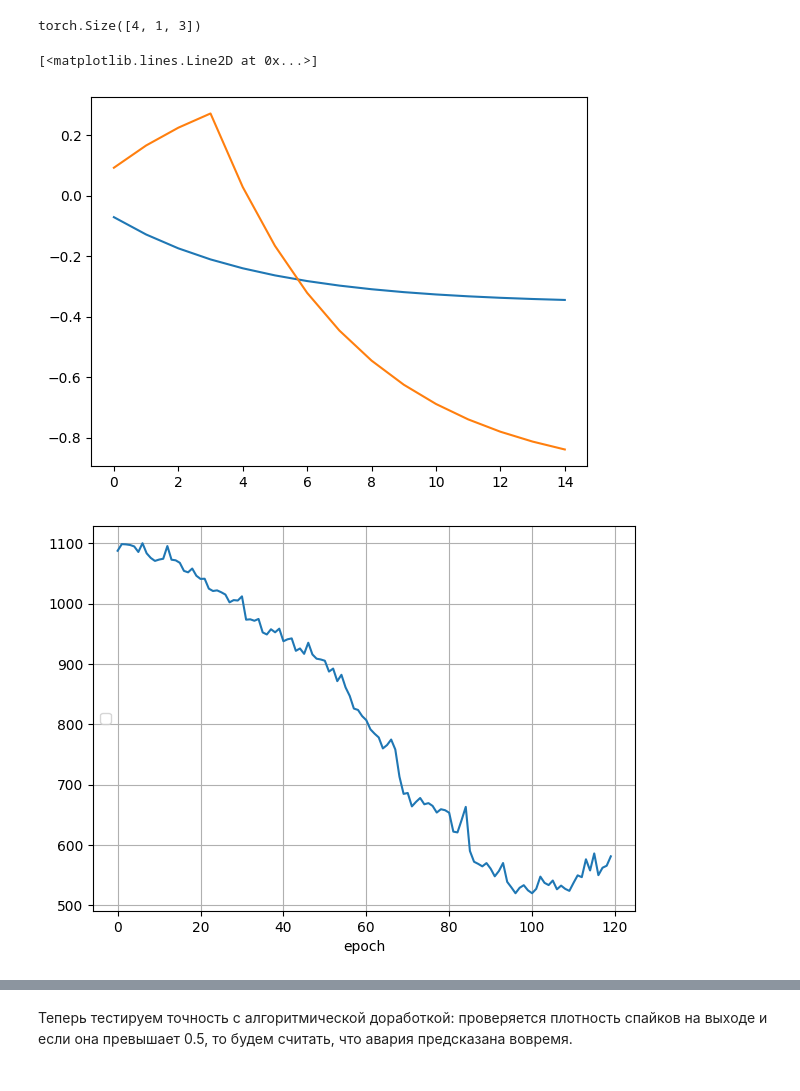
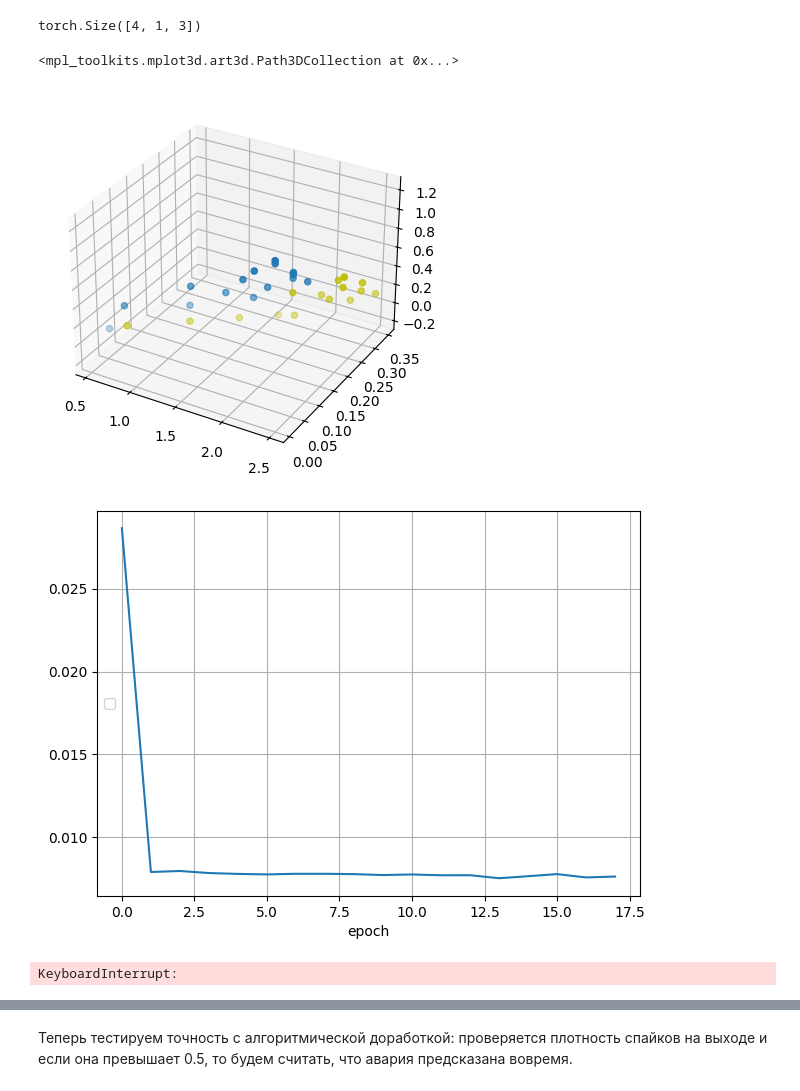
Before and after one commit to mattykurlzz/snn_crash_recognition, a Jupyter notebook: snn.ipynb, the cells around one changed output, grey strips where cells are left out. Saved outputs shown, nothing was run; the diff lists cells and outputs as text; code cells hidden in the pictures.

```diff
--- a/snn.ipynb
+++ b/snn.ipynb
@@ -60,7 +52,7 @@ class SnnNet(nn.Module):
         super(SnnNet, self).__init__()
 
         self.Lin1 = nn.Linear(3, 3)
-        self.Leaky1 = snn.Leaky(beta=beta, init_hidden=False, spike_grad=spike_grad)
+        self.Leaky1 = snn.Leaky(beta=beta, init_hidden=False, spike_grad=spike_grad, learn_beta=True)
 
         self.Lin2 = nn.Linear(3, 3)
         self.Leaky2 = snn.Leaky(beta=beta, init_hidden=False, spike_grad=spike_grad)
@@ -68,8 +60,8 @@ class SnnNet(nn.Module):
         self.Lin3 = nn.Linear(3, 3)
         self.Leaky3 = snn.Leaky(beta=beta, init_hidden=False, spike_grad=spike_grad)
 
-        self.Lin4 = nn.Linear(3, 1)
-        self.Leaky4 = snn.Leaky(beta=beta, init_hidden=False, spike_grad=spike_grad, output=True)
+        self.Lin4 = nn.Linear(3, 3)
+        self.Leaky4 = snn.Leaky(beta=beta, init_hidden=False, spike_grad=spike_grad, output=True, reset_mechanism='none', learn_beta=True)
 
         self.spikeLayers = [self.Lin1, self.Leaky1, self.Lin2, self.Leaky2, self.Lin3, self.Leaky3]
 
@@ -81,14 +73,13 @@ class SnnNet(nn.Module):
         mem4 = self.Leaky4.reset_mem()
 
         self.spike_mem = []
-        self.mem1_mem = []
+        self.membrane_mem = []
 
         # print(x.shape)
         for state in range(x.shape[0]):
             out = self.Lin1(x[state])
             out, mem1 = self.Leaky1(out, mem1)
             # out, mem1 = self.Leaky1(x[state], mem1)
-            self.mem1_mem += mem1
 
             # out = self.Lin2(out)
             # out, mem2 = self.Leaky2(out, mem2)
@@ -99,28 +90,33 @@ class SnnNet(nn.Module):
             out = self.Lin4(out)
             out, mem4 = self.Leaky4(out, mem4)
 
+            self.membrane_mem += mem4
             self.spike_mem += out
-        self.mem1_mem = torch.stack(self.mem1_mem)
+
+        self.membrane_mem = torch.stack(self.membrane_mem)
         self.spike_mem = torch.stack(self.spike_mem)
-        return self.spike_mem
+        # return self.spike_mem
+        return self.membrane_mem
 # %%
 net = SnnNet()
 # %%
-fig, ax = plt.subplots()
+fig = plt.figure()
+ax = fig.add_subplot(projection='3d')
 
 tens = torch.ones(15, 1, 3)
 net(tens)
-ax.plot(net.mem1_mem.detach().numpy()[:, 0])
+ax.scatter(net.membrane_mem.detach().numpy()[:, 0], net.membrane_mem.detach().numpy()[:, 1], net.membrane_mem.detach().numpy()[:, 2])
+# ax.plot(tens.detach().numpy()[:,0, 0], tens.detach().numpy()[:,0, 1], tens.detach().numpy()[:,0, 2])
 
 tens = torch.zeros(15, 1, 3)
 for i in range(4):
     tens[i][0][0] = 0.5
 # print(tens)
 net(tens)
-ax.plot(net.mem1_mem.detach().numpy()[:, 0])
+ax.scatter(net.membrane_mem.detach().numpy()[:, 0], net.membrane_mem.detach().numpy()[:, 1], net.membrane_mem.detach().numpy()[:, 2], c='y')
 # %% [output]
-[<matplotlib.lines.Line2D at 0x...>]
+<mpl_toolkits.mplot3d.art3d.Path3DCollection at 0x...>
-[figure, old version]
+[figure, new version]
 # %%
 from IPython.display import clear_output
 %matplotlib inline
@@ -157,26 +153,22 @@ for epoch in range(num_epoch):
     train_iter = iter(train_net)
     ep_loss = 0
     for i, data in enumerate(train_iter):
-        target = torch.tensor([1 if data.crashes_flag else 0], dtype=torch.float32)
-        loss = torch.zeros(1, dtype=torch.float32, device='cpu')
+        target = data.position_sequence[-1][0]
+        loss = torch.zeros(3, dtype=torch.float32, device='cpu')
 
-        spike = net(data.position_sequence)
-        # print(len(spike))
-        for step in spike[2:]: # loop over time
-            # spike_recording.append(spike.item()) # record spikes in list
-            loss += criterion(step, target)
-            # loss_val += loss.item()
-        # print(target.item(), torch.tensor(spike).mean().item(), loss.item())
-        optimizer.zero_grad()
-        loss.backward()
-        optimizer.step()
-
-        ep_loss += loss.item()
-    print(ep_loss / i)
-    loss_stats += [ep_loss / i]
+        for j in range(2, len(data.position_sequence) - 2): # loop over time
+            mem_potentials = net(data.position_sequence[0 : j])[-1]
+            loss = criterion(mem_potentials, target)
+            optimizer.zero_grad()
+            loss.backward()
+            optimizer.step()
+            ep_loss += loss.item()
+    print(ep_loss / (i * j))
+    loss_stats += [ep_loss / (i * j)]
     live_plot(loss_stats)
 # %% [output]
-[figure, old version]
+[figure, new version]
+KeyboardInterrupt:
 # %%
 def calc_err(spikes : list, target : int):
   cntr = 0
```
Also changed, not shown: parts of 2 cells of this notebook.
